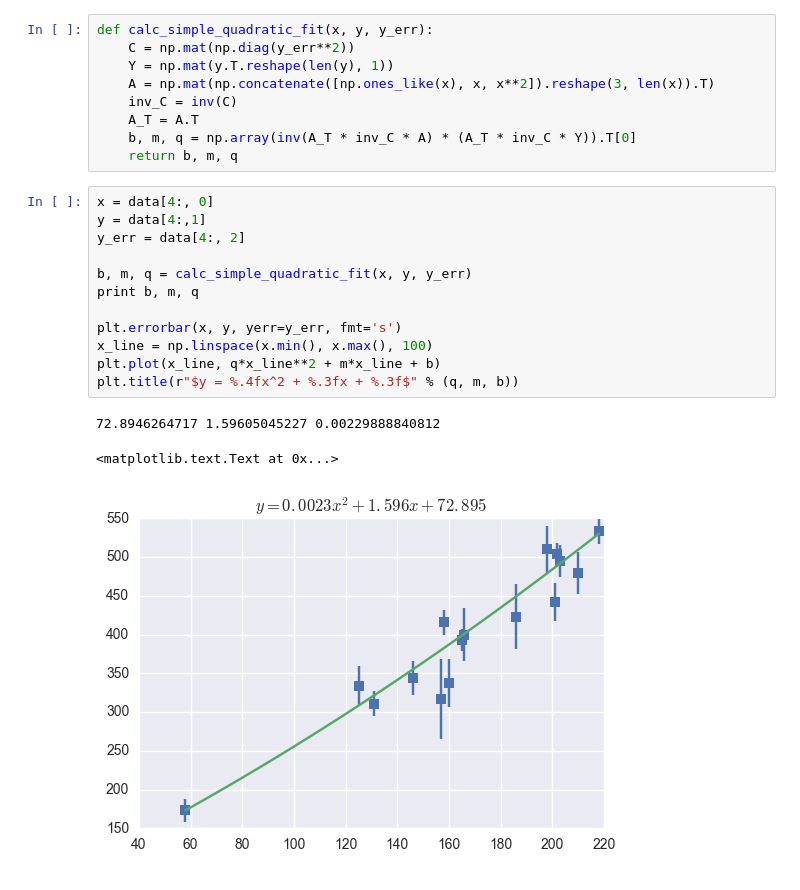
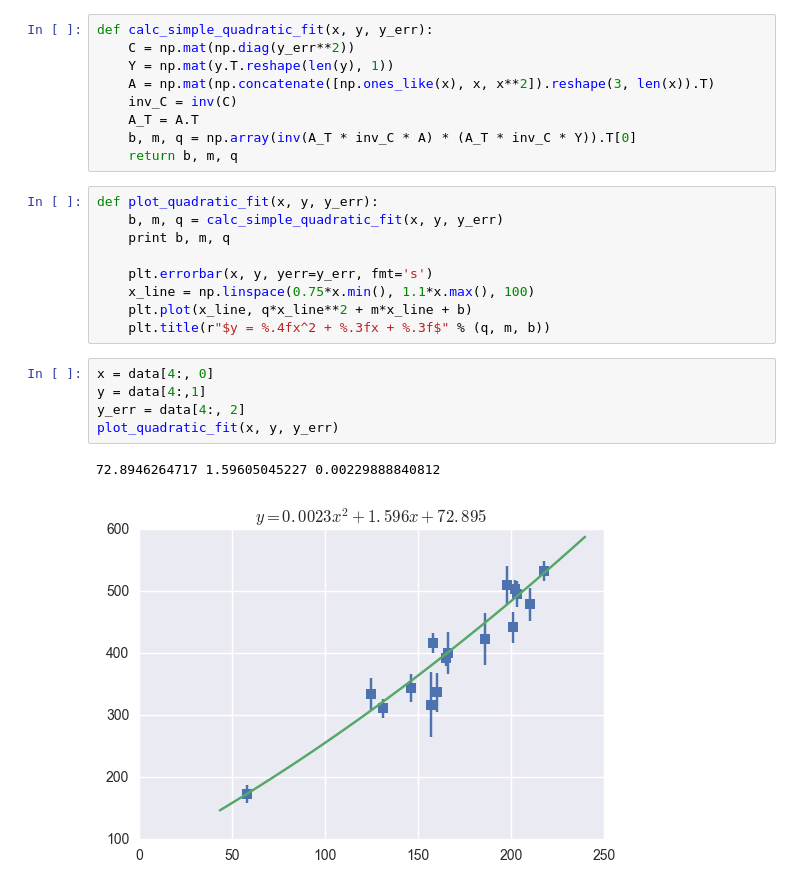
Before and after one commit to raggleton/random-notebooks, a Jupyter notebook: StraightLineFitting/Paper Exercises.ipynb, the cells around one changed output. Drawn from its saved outputs; the diff is of its cells as text.

```diff
--- a/StraightLineFitting/Paper Exercises.ipynb
+++ b/StraightLineFitting/Paper Exercises.ipynb
@@ -126,18 +123,19 @@ def calc_simple_quadratic_fit(x, y, y_err):
     b, m, q = np.array(inv(A_T * inv_C * A) * (A_T * inv_C * Y)).T[0]
     return b, m, q
 # %%
-x = data[4:, 0]
-y = data[4:,1]
-y_err = data[4:, 2]
+def plot_quadratic_fit(x, y, y_err):
+    b, m, q = calc_simple_quadratic_fit(x, y, y_err)
+    print b, m, q
 
-b, m, q = calc_simple_quadratic_fit(x, y, y_err)
-print b, m, q
-
-plt.errorbar(x, y, yerr=y_err, fmt='s')
-x_line = np.linspace(x.min(), x.max(), 100)
-plt.plot(x_line, q*x_line**2 + m*x_line + b)
-plt.title(r"$y = %.4fx^2 + %.3fx + %.3f$" % (q, m, b))
+    plt.errorbar(x, y, yerr=y_err, fmt='s')
+    x_line = np.linspace(0.75*x.min(), 1.1*x.max(), 100)
+    plt.plot(x_line, q*x_line**2 + m*x_line + b)
+    plt.title(r"$y = %.4fx^2 + %.3fx + %.3f$" % (q, m, b))
-# %% [output]
-72.8946264717 1.59605045227 0.00229888840812
-<matplotlib.text.Text at 0x...>
-[figure, removed]
+# %%
+x = data[4:, 0]
+y = data[4:,1]
+y_err = data[4:, 2]
+plot_quadratic_fit(x, y, y_err)
+# %% [output]
+72.8946264717 1.59605045227 0.00229888840812
+[figure, added]
```
Also changed, not shown: parts of 7 cells of this notebook.
